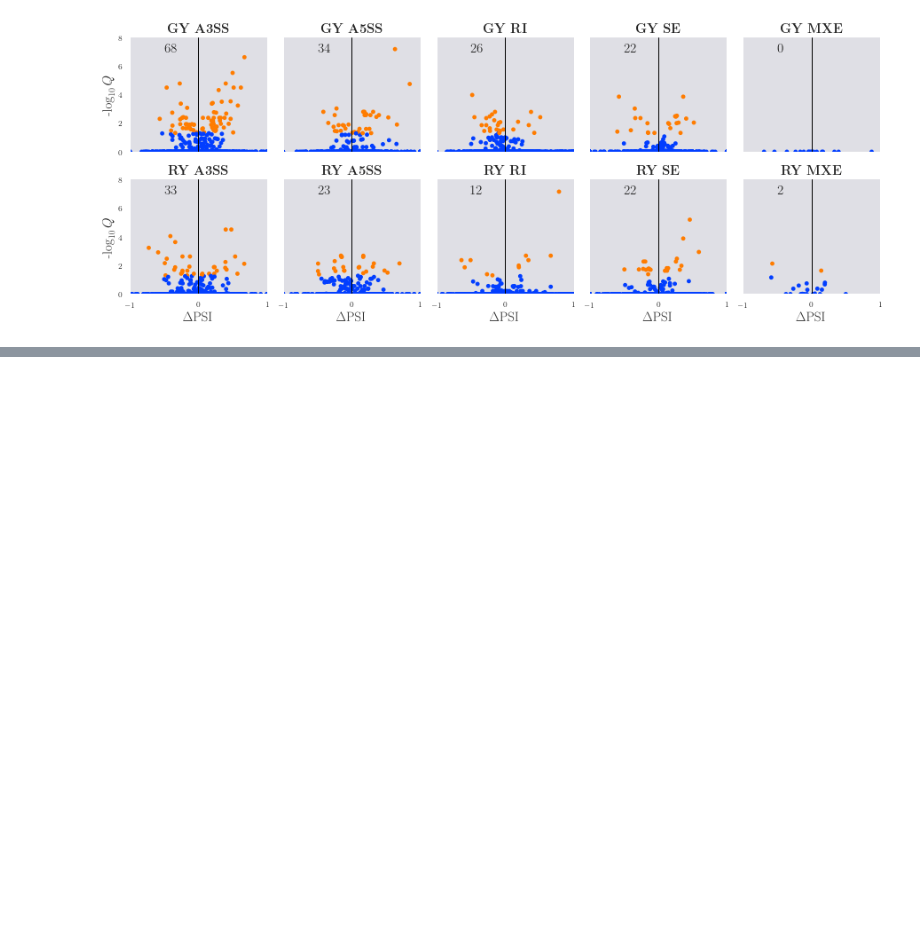
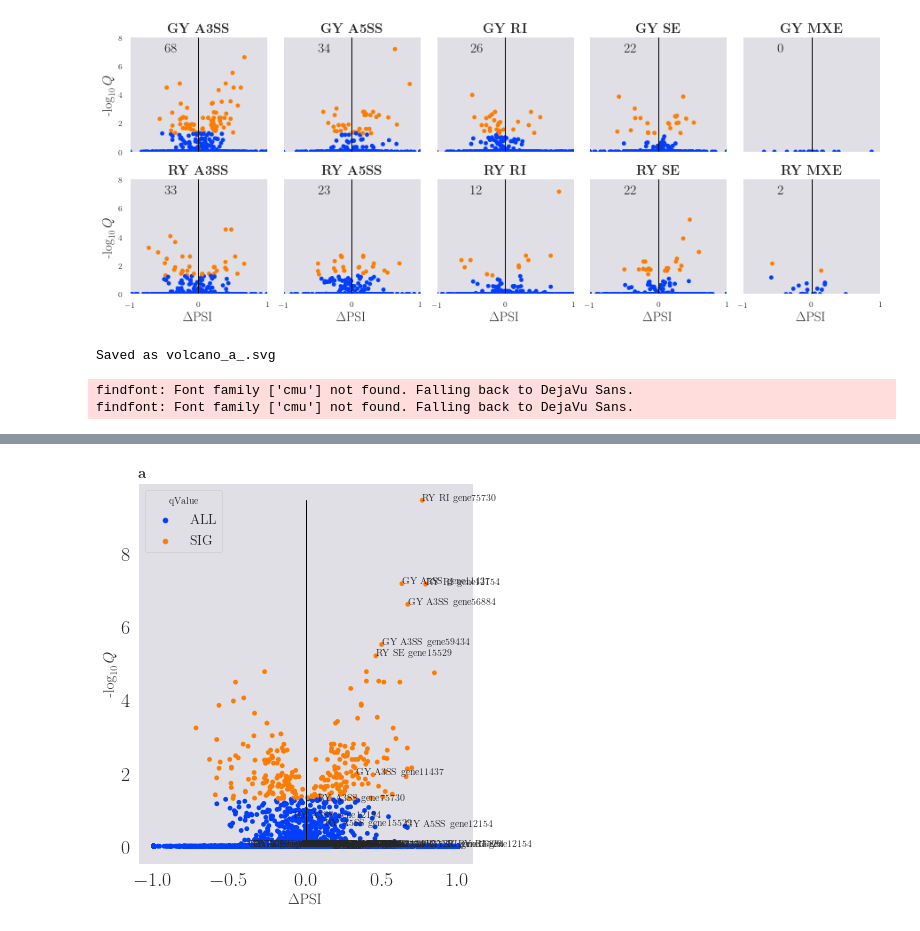
Before and after one commit to MiqueiasFernandes/bioinformatics, a Jupyter notebook: Volcano Seaborn.ipynb, the cells around one changed output, grey strips where cells are left out. Drawn from its saved outputs; the diff is of its cells as text; code cells hidden in the pictures; blank space fills up the shorter version.

```diff
--- a/Volcano Seaborn.ipynb
+++ b/Volcano Seaborn.ipynb
@@ -143,0 +146,6 @@ Saved as multipleVolcanos.svg
+# %%
+volcano(all_data)
+# %% [output]
+Saved as volcano_a_.svg
+findfont: Font family ['cmu'] not found. Falling back to DejaVu Sans.
+findfont: Font family ['cmu'] not found. Falling back to DejaVu Sans.
@@ -143,0 +153 @@ Saved as multipleVolcanos.svg
+[figure, added]
```
Also changed, not shown: parts of 3 cells of this notebook.
